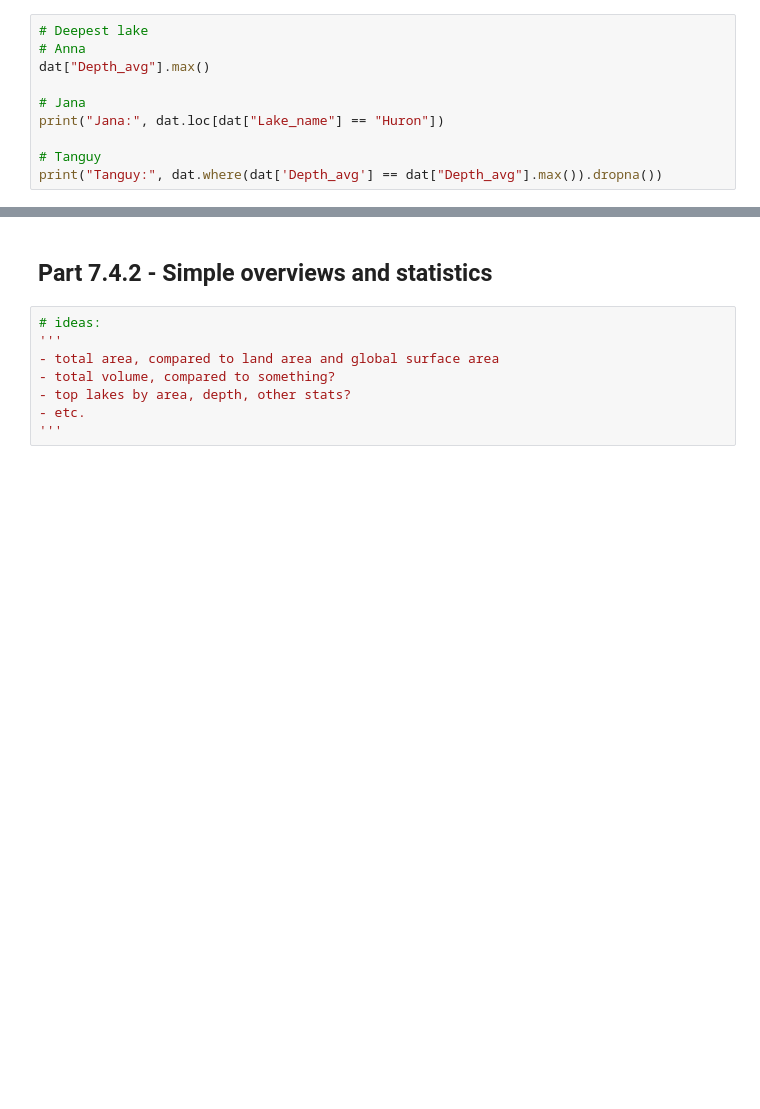
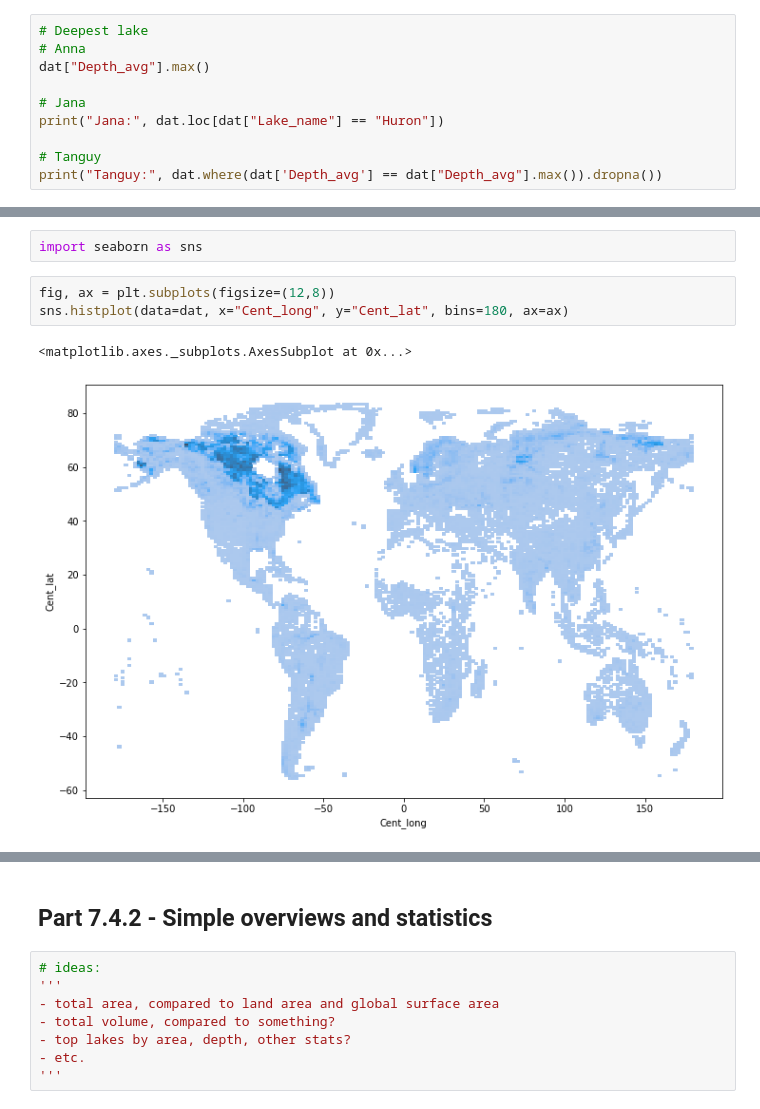
Before and after one commit to ds4geo/ds4geo, a Jupyter notebook: WS 2020 Course Notes/Session 7.ipynb, the cells around one changed output, grey strips where cells are left out. Drawn from its saved outputs; the diff is of its cells as text; blank space fills up the shorter version.

```diff
--- a/WS 2020 Course Notes/Session 7.ipynb
+++ b/WS 2020 Course Notes/Session 7.ipynb
@@ -182,0 +248,8 @@ dat.head(10)
+# %%
+import seaborn as sns
+# %%
+fig, ax = plt.subplots(figsize=(12,8))
+sns.histplot(data=dat, x="Cent_long", y="Cent_lat", bins=180, ax=ax)
+# %% [output]
+<matplotlib.axes._subplots.AxesSubplot at 0x...>
+[figure, added]
```
Also changed, not shown: parts of 9 cells of this notebook.
